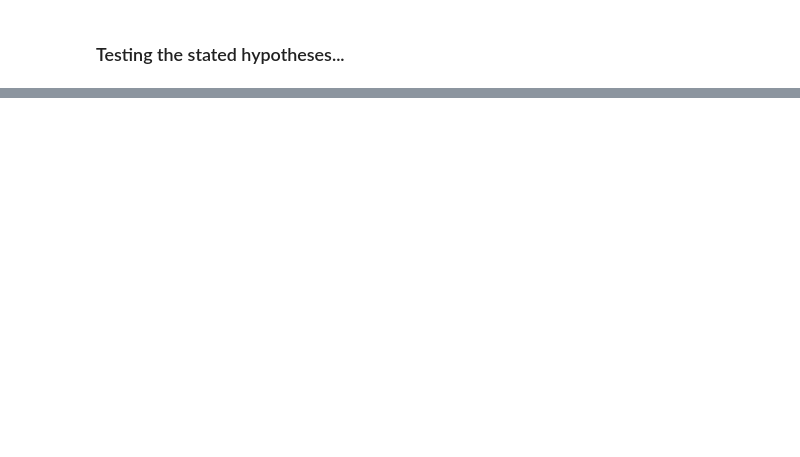
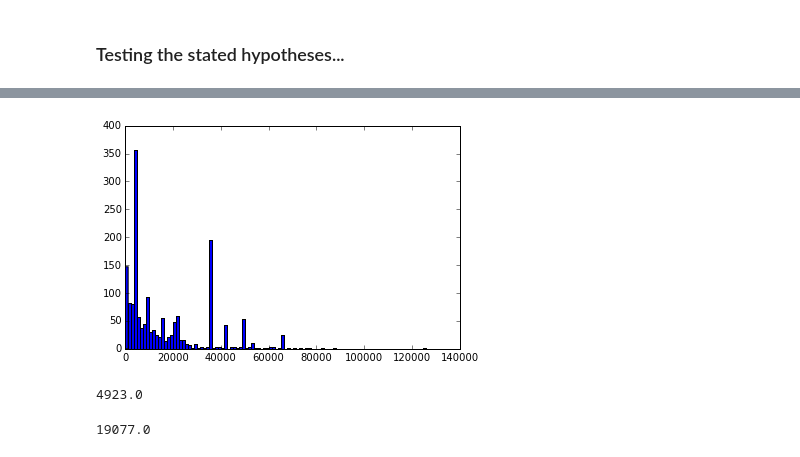
Before and after one commit to suchow/edge, a Jupyter notebook: edge_analysis_0.ipynb, the cells around one changed output, grey strips where cells are left out. Saved outputs shown, nothing was run; the diff lists cells and outputs as text; code cells hidden in the pictures; blank space fills up the shorter version.

```diff
--- a/edge_analysis_0.ipynb
+++ b/edge_analysis_0.ipynb
@@ -62,0 +94,17 @@ Counter({49.0: 326, 80.0: 196, 77.0: 112, 67.0: 97, 56.0: 80, 62.0: 59, 113.0: 4
+# %%
+A = X['Citations_Cumulative']
+cityear = A[~np.isnan(A)]
+# %%
+h = plt.hist(cityear,100)
+# %% [output]
+[figure, added]
+# %%
+# lower status cutoff
+np.percentile(cityear,33)
+# %% [output]
+4923.0
+# %%
+# medium status cutoff
+np.percentile(cityear,66)
+# %% [output]
+19077.0
```
Also changed, not shown: parts of 14 cells of this notebook.
